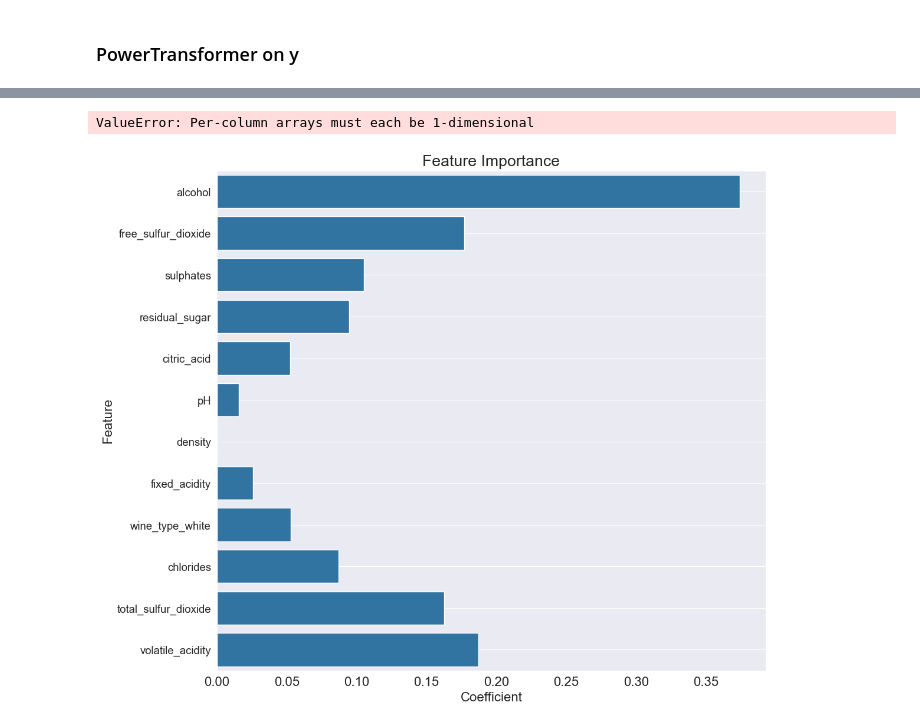
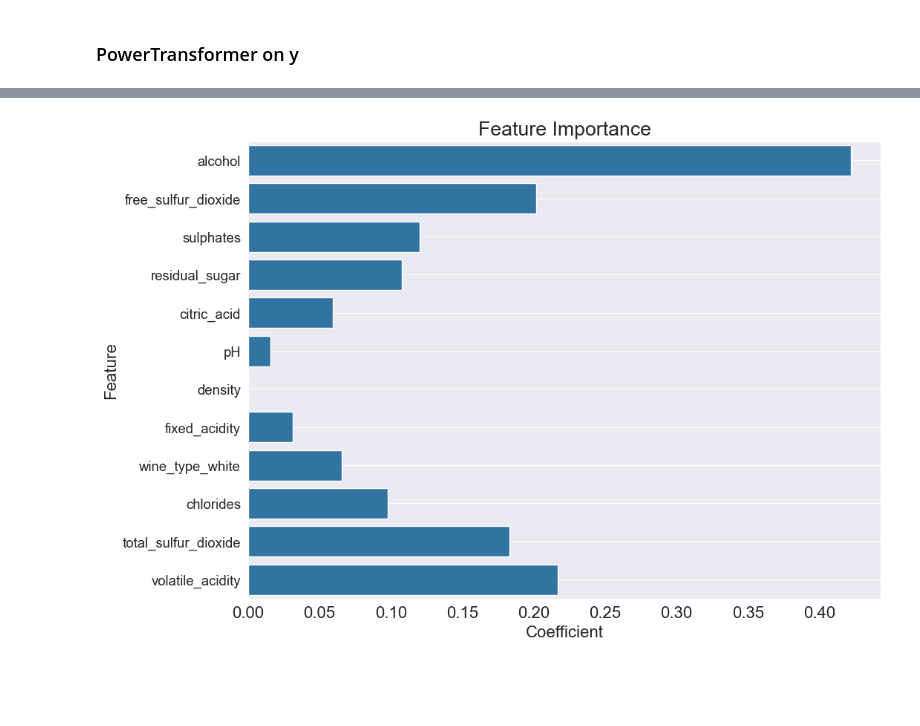
Before and after one commit to JKenny333/Mid_term_project, a Jupyter notebook: notebooks/Wine Preprocessing and Linear Regression.ipynb, the cells around one changed output, grey strips where cells are left out. Drawn from its saved outputs; the diff is of its cells as text; code cells hidden in the pictures; blank space fills up the shorter version.

```diff
--- a/notebooks/Wine Preprocessing and Linear Regression.ipynb
+++ b/notebooks/Wine Preprocessing and Linear Regression.ipynb
@@ -84,7 +93,7 @@ plt.show()
 ### Splitting data into X and y
 # %%
 #define X and Y
-X = combined_df.drop(['quality'], axis=1)
+X = combined_df.drop(['quality', 'wine_type_red'], axis=1)
 y = pd.DataFrame(combined_df["quality"])
 
 X_train, X_test, y_train, y_test = train_test_split(X,y, random_state = 42)
@@ -125,5 +111,5 @@ X_test_p= pd.DataFrame(pt.transform(X_test))
 # %%
 pt_y = PowerTransformer(method='yeo-johnson')
 pt_y.fit(y_train)
-y_train_p = pd.DataFrame(pt_y.transform(y_train))
-y_test_p = pd.DataFrame(pt_y.transform(y_test))
+y_train_p = pt_y.transform(y_train)
+y_test_p = pt_y.transform(y_test)
@@ -154,7 +140,7 @@ KeyError: 'y_test'
 # %%
 #getting feature names and coefficients
 feature_names = list(X_train.columns)
-#coefficients = [i for i in coefficients[0]]
+coefficients = [i for i in coefficients[0]]
 
 #creating feature importance dataframe
 fi_dict = {"name":feature_names,"coeff":coefficients}
@@ -165,19 +151,17 @@ fi_df = fi_df.sort_values('coeff', ascending=False)
 fi_df_abs = fi_df['coeff'] = fi_df['coeff'].abs()
 #Sorting in descending order
 fi_df_abs = fi_df.sort_values('coeff', ascending=False)
-# %% [output]
-ValueError: Per-column arrays must each be 1-dimensional
 # %%
 #Feature importance plot for standardized data
-plt.figure(figsize=(12, 11))
+plt.figure(figsize=(11, 8))
 sns.set_style("darkgrid")
 sns.barplot(y="name", x="coeff", data=fi_df)
 plt.xlabel("Coefficient")
 plt.ylabel("Feature")
 plt.title("Feature Importance")
 plt.grid()
 plt.xticks()
 plt.yticks(fontsize='small')
 plt.show()
 # %% [output]
-[figure, old version]
+[figure, new version]
```
Also changed, not shown: parts of 11 cells of this notebook.
